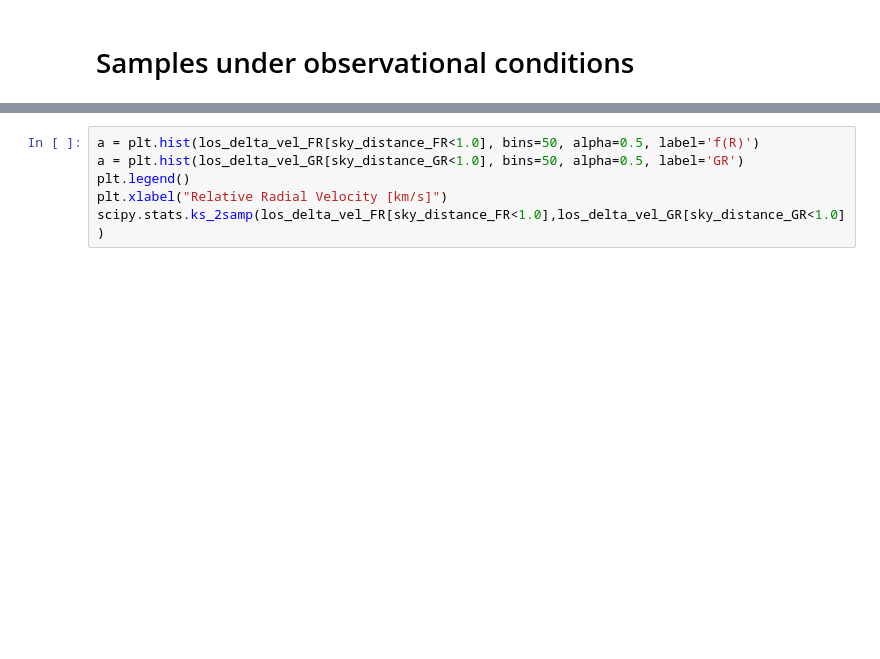
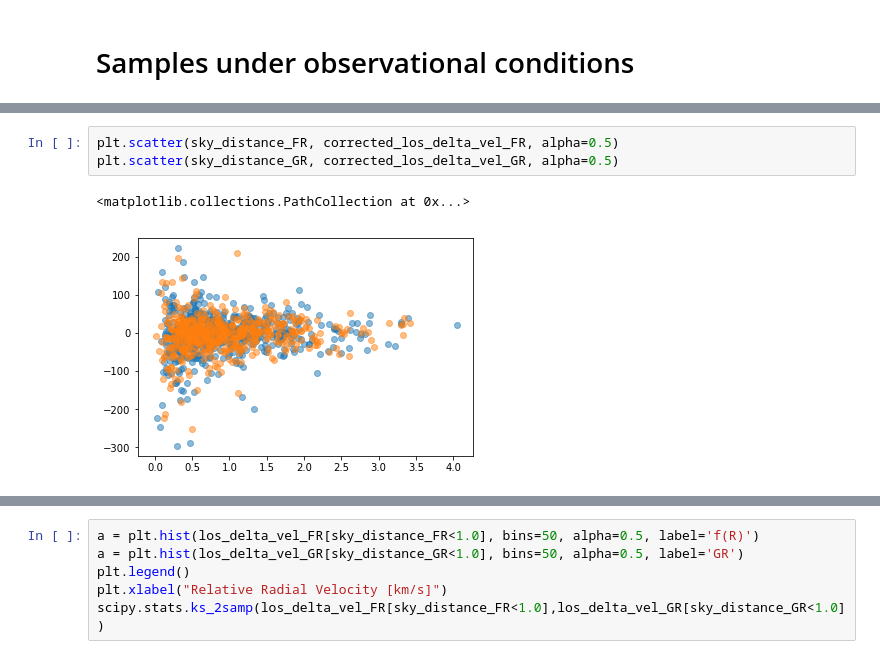
Before and after one commit to forero/LGModGrav, a Jupyter notebook: code/LG_samples.ipynb, the cells around one changed output, grey strips where cells are left out. Cells and saved outputs as stored; diff of their text form; blank space fills up the shorter version.

```diff
--- a/code/LG_samples.ipynb
+++ b/code/LG_samples.ipynb
@@ -366,3 +379,9 @@ los_delta_vel_GR = np.fabs(relative_vel_GR[:,2] + 100*relative_pos_GR[:,2])
+# %%
+plt.scatter(sky_distance_FR, corrected_los_delta_vel_FR, alpha=0.5)
+plt.scatter(sky_distance_GR, corrected_los_delta_vel_GR, alpha=0.5)
+# %% [output]
+<matplotlib.collections.PathCollection at 0x...>
+[figure, added]
 # %%
 plt.scatter(sky_distance_FR*100, los_delta_vel_FR, alpha=0.5)
 plt.scatter(sky_distance_GR*100, los_delta_vel_GR, alpha=0.5)
```
Also changed, not shown: parts of 6 cells of this notebook.
